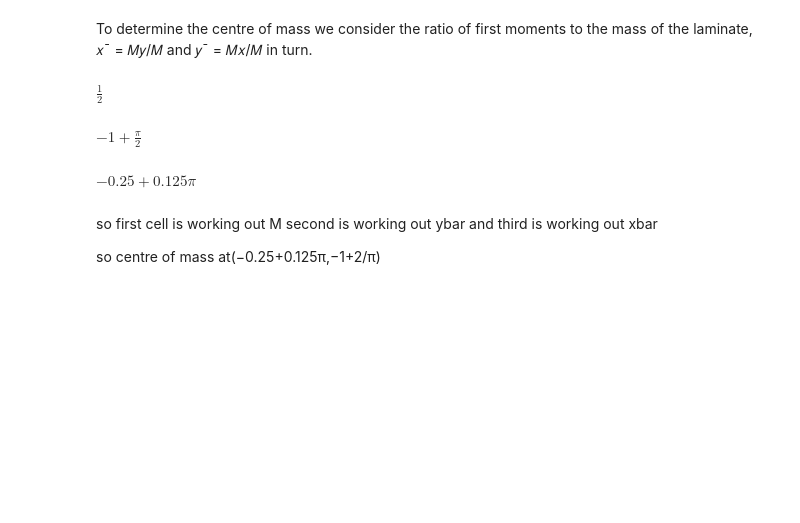
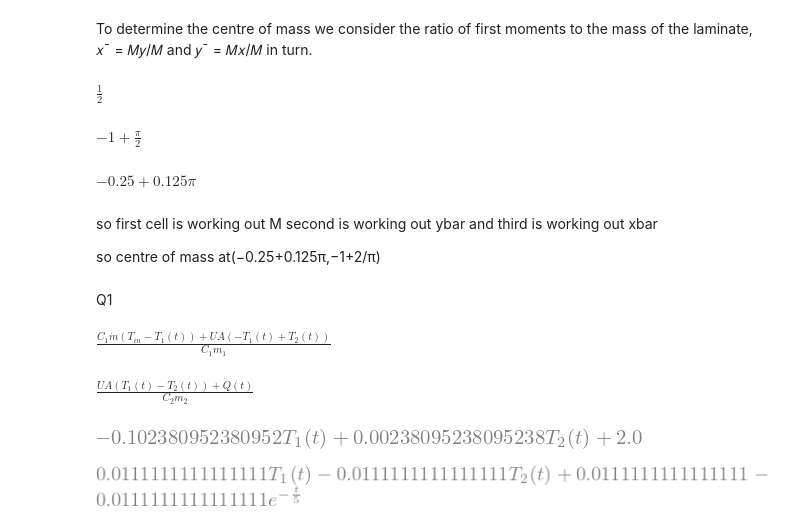
Before and after one commit to vint-j/Chemical-Engineering, a Jupyter notebook: Pastpapers/CP213/Mock exam/Mock Exam.ipynb, the cells around one changed output. Cells and saved outputs as stored; diff of their text form; code cells hidden in the pictures; blank space fills up the shorter version.

```diff
--- a/Pastpapers/CP213/Mock exam/Mock Exam.ipynb
+++ b/Pastpapers/CP213/Mock exam/Mock Exam.ipynb
@@ -116,3 +116,44 @@ $\displaystyle -0.25 + 0.125 \pi$
 so first cell is working out M second is working out ybar and third is working out xbar
 
 so centre of mass at(−0.25+0.125π,−1+2/π)
+# %% [markdown]
+Q1
+# %%
+#energy bal
+import sympy as sp
+t=sp.symbols('t')
+T1,T2=sp.Function('T_1')(t),sp.Function('T_2')(t)
+Tin=sp.symbols('T_in')
+C1,C2=sp.symbols('C_1 C_2')
+m1,m2=sp.symbols('m_1 m_2')
+Q=sp.symbols('\\dot{Q}(t)')
+m=sp.symbols('\\dot{m}')
+UA=sp.symbols('UA')
+inflow1=C1*m*(Tin-T1)
+HT1=UA*(T2-T1)
+HT2=UA*(T1-T2)
+Tank1=(inflow1+HT1)/(C1*m1)
+Tank2=(Q+HT2)/(C2*m2)
+display(Tank1,Tank2)
+# %% [output]
+$\displaystyle \frac{C_{1} \dot{m} \left(T_{in} - T_{1}{\left(t \right)}\right) + UA \left(- T_{1}{\left(t \right)} + T_{2}{\left(t \right)}\right)}{C_{1} m_{1}}$
+$\displaystyle \frac{UA \left(T_{1}{\left(t \right)} - T_{2}{\left(t \right)}\right) + \dot{Q}(t)}{C_{2} m_{2}}$
+# %%
+import sympy as sp
+t=sp.symbols('t')
+T1,T2=sp.Function('T_1')(t),sp.Function('T_2')(t)
+Tin=20
+C1,C2=4.200,1.800
+m1,m2=10,5
+Q=0.100*(1-sp.exp(-t/5))
+m=1
+UA=0.100
+inflow1=C1*m*(Tin-T1)
+HT1=UA*(T2-T1)
+HT2=UA*(T1-T2)
+Tank1val=(inflow1+HT1)/(C1*m1)
+Tank2val=(Q+HT2)/(C2*m2)
+display(Tank1val,Tank2val)
+# %% [output]
+[figure, added]
+[figure, added]
```
Also changed, not shown: parts of 7 cells of this notebook, 1 other file.
